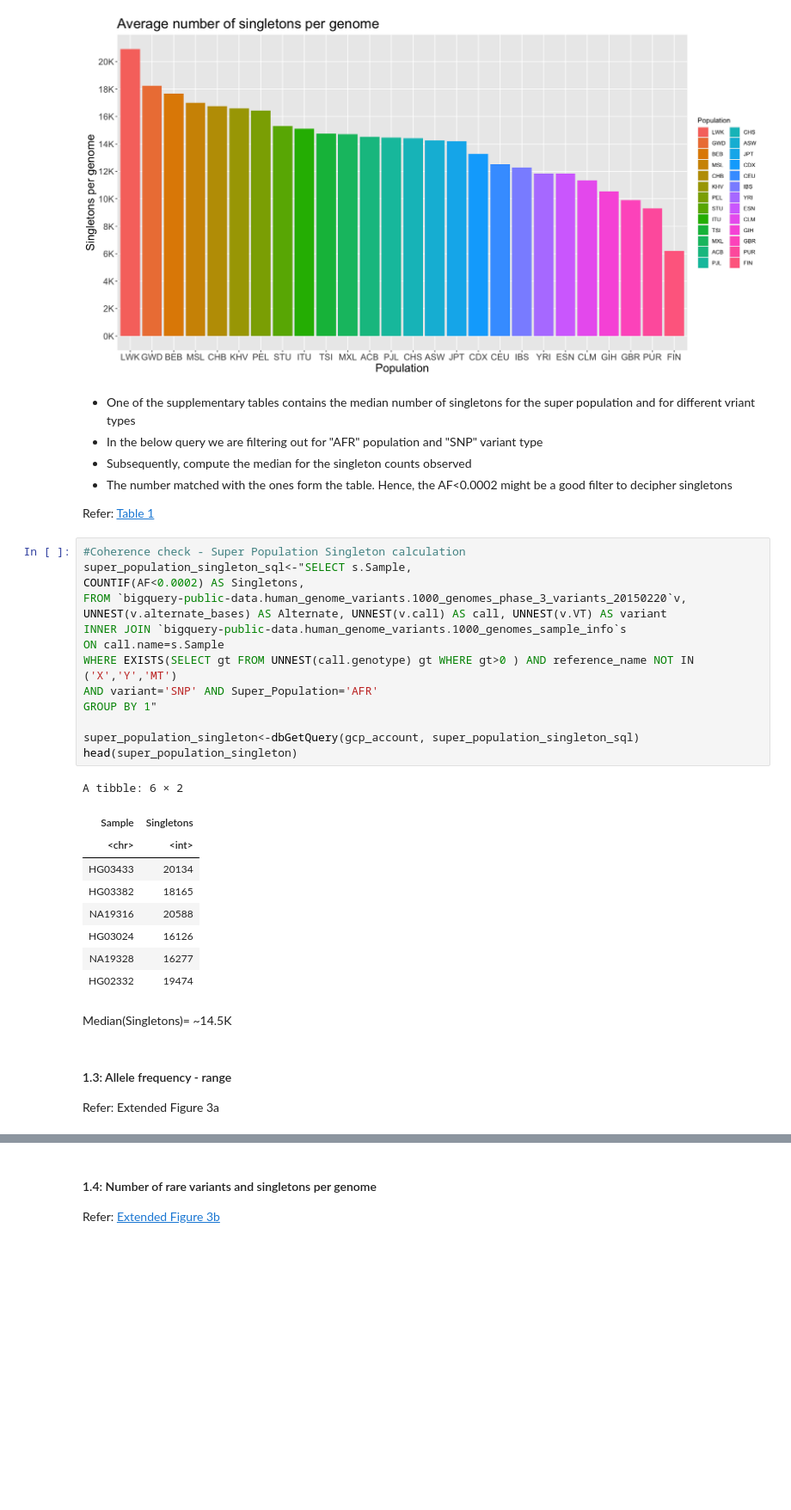
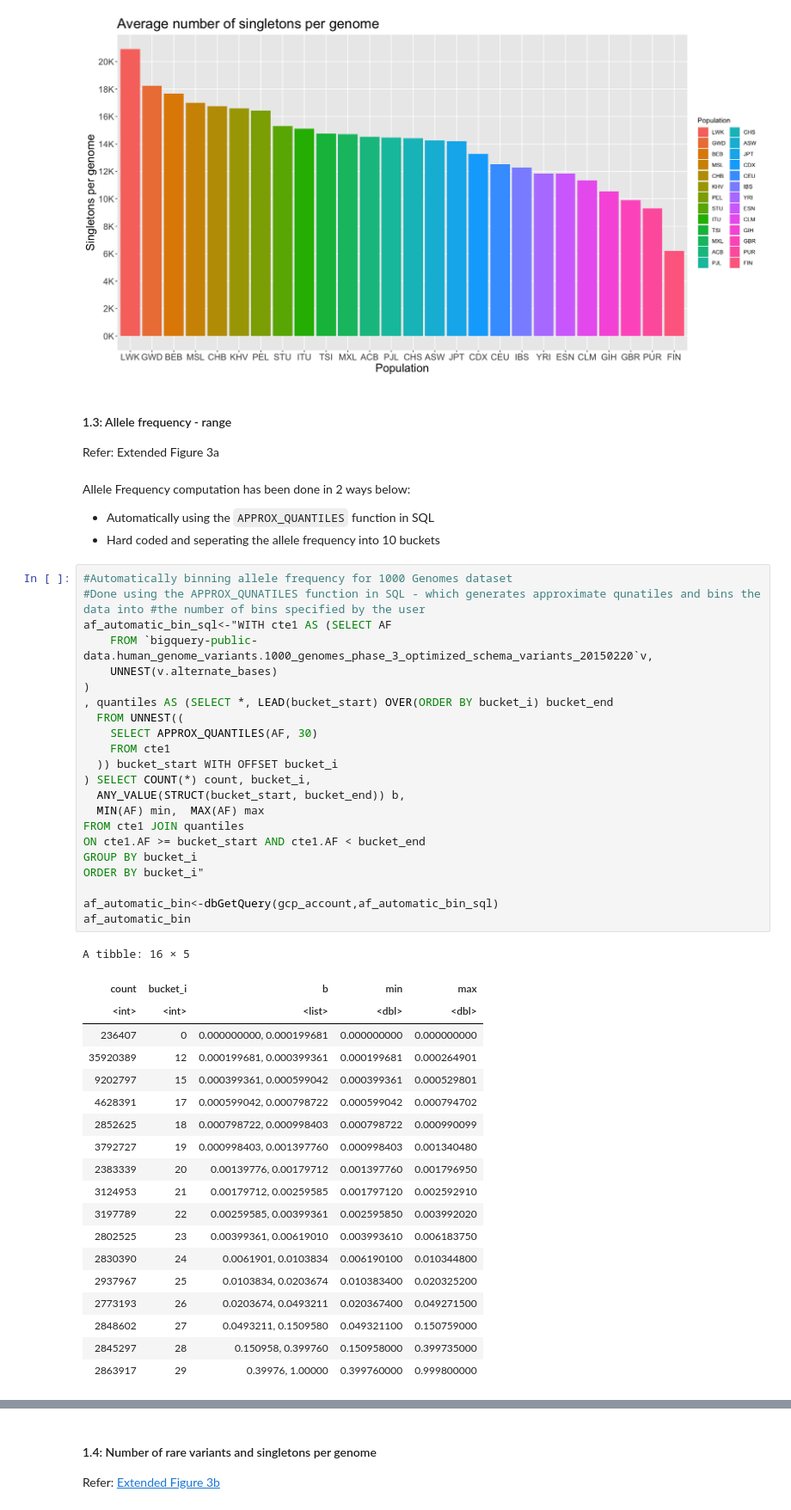
Before and after one commit to StanfordBioinformatics/variant-analysis-on-bigquery, a Jupyter notebook: 1000g_Analysis.ipynb, the cells around one changed output, grey strips where cells are left out. Shown at 86% size. Cells and saved outputs as stored; diff of their text form; blank space fills up the shorter version.

````diff
--- a/1000g_Analysis.ipynb
+++ b/1000g_Analysis.ipynb
@@ -199,39 +223,52 @@ labs(title = "Average number of singletons per genome",x = "Population",y = "Sin
 theme(plot.title = element_text(size=22),axis.text=element_text(size=14),axis.title=element_text(size=18))
 # %% [output]
 [figure]
-# %% [markdown]
-- One of the supplementary tables contains the median number of singletons for the super population and for different vriant types <br>
-- In the below query we are filtering out for "AFR" population and "SNP" variant type<br>
-- Subsequently, compute the median for the singleton counts observed <br>
-- The number matched with the ones form the table. Hence, the AF<0.0002 might be a good filter to decipher singletons <br>
-
-Refer: [Table 1](https://www.nature.com/articles/nature15393/tables/1)
-# %%
-#Coherence check - Super Population Singleton calculation
-super_population_singleton_sql<-"SELECT s.Sample,
-COUNTIF(AF<0.0002) AS Singletons,
-FROM `bigquery-public-data.human_genome_variants.1000_genomes_phase_3_variants_20150220`v,
-UNNEST(v.alternate_bases) AS Alternate, UNNEST(v.call) AS call, UNNEST(v.VT) AS variant
-INNER JOIN `bigquery-public-data.human_genome_variants.1000_genomes_sample_info`s
-ON call.name=s.Sample
-WHERE EXISTS(SELECT gt FROM UNNEST(call.genotype) gt WHERE gt>0 ) AND reference_name NOT IN ('X','Y','MT')
-AND variant='SNP' AND Super_Population='AFR'
-GROUP BY 1"
-
-super_population_singleton<-dbGetQuery(gcp_account, super_population_singleton_sql)
-head(super_population_singleton)
-# %% [output]
-A tibble: 6 × 2
-| Sample | Singletons |
-| <chr> | <int> |
-| HG03433 | 20134 |
-| HG03382 | 18165 |
-| NA19316 | 20588 |
-| HG03024 | 16126 |
-| NA19328 | 16277 |
-| HG02332 | 19474 |
-# %% [markdown]
-Median(Singletons)= ~14.5K
 # %% [markdown]
 #### 1.3: Allele frequency - range
 Refer: Extended Figure 3a
+# %% [markdown]
+Allele Frequency computation has been done in 2 ways below:<br>
+- Automatically using the ```APPROX_QUANTILES``` function in SQL
+- Hard coded and seperating the allele frequency into 10 buckets
+# %%
+#Automatically binning allele frequency for 1000 Genomes dataset
+#Done using the APPROX_QUNATILES function in SQL - which generates approximate qunatiles and bins the data into #the number of bins specified by the user
+af_automatic_bin_sql<-"WITH cte1 AS (SELECT AF
+    FROM `bigquery-public-data.human_genome_variants.1000_genomes_phase_3_optimized_schema_variants_20150220`v,
+    UNNEST(v.alternate_bases)
+)
+, quantiles AS (SELECT *, LEAD(bucket_start) OVER(ORDER BY bucket_i) bucket_end
+  FROM UNNEST((
+    SELECT APPROX_QUANTILES(AF, 30)
+    FROM cte1
+  )) bucket_start WITH OFFSET bucket_i
+) SELECT COUNT(*) count, bucket_i,
+  ANY_VALUE(STRUCT(bucket_start, bucket_end)) b,
+  MIN(AF) min,  MAX(AF) max
+FROM cte1 JOIN quantiles
+ON cte1.AF >= bucket_start AND cte1.AF < bucket_end
+GROUP BY bucket_i
+ORDER BY bucket_i"
+
+af_automatic_bin<-dbGetQuery(gcp_account,af_automatic_bin_sql)
+af_automatic_bin
+# %% [output]
+A tibble: 16 × 5
+| count | bucket_i | b | min | max |
+| <int> | <int> | <list> | <dbl> | <dbl> |
+| 236407 | 0 | 0.000000000, 0.000199681 | 0.000000000 | 0.000000000 |
+| 35920389 | 12 | 0.000199681, 0.000399361 | 0.000199681 | 0.000264901 |
+| 9202797 | 15 | 0.000399361, 0.000599042 | 0.000399361 | 0.000529801 |
+| 4628391 | 17 | 0.000599042, 0.000798722 | 0.000599042 | 0.000794702 |
+| 2852625 | 18 | 0.000798722, 0.000998403 | 0.000798722 | 0.000990099 |
+| 3792727 | 19 | 0.000998403, 0.001397760 | 0.000998403 | 0.001340480 |
+| 2383339 | 20 | 0.00139776, 0.00179712 | 0.001397760 | 0.001796950 |
+| 3124953 | 21 | 0.00179712, 0.00259585 | 0.001797120 | 0.002592910 |
+| 3197789 | 22 | 0.00259585, 0.00399361 | 0.002595850 | 0.003992020 |
+| 2802525 | 23 | 0.00399361, 0.00619010 | 0.003993610 | 0.006183750 |
+| 2830390 | 24 | 0.0061901, 0.0103834 | 0.006190100 | 0.010344800 |
+| 2937967 | 25 | 0.0103834, 0.0203674 | 0.010383400 | 0.020325200 |
+| 2773193 | 26 | 0.0203674, 0.0493211 | 0.020367400 | 0.049271500 |
+| 2848602 | 27 | 0.0493211, 0.1509580 | 0.049321100 | 0.150759000 |
+| 2845297 | 28 | 0.150958, 0.399760 | 0.150958000 | 0.399735000 |
+| 2863917 | 29 | 0.39976, 1.00000 | 0.399760000 | 0.999800000 |
````
Also changed, not shown: parts of 10 cells of this notebook.
